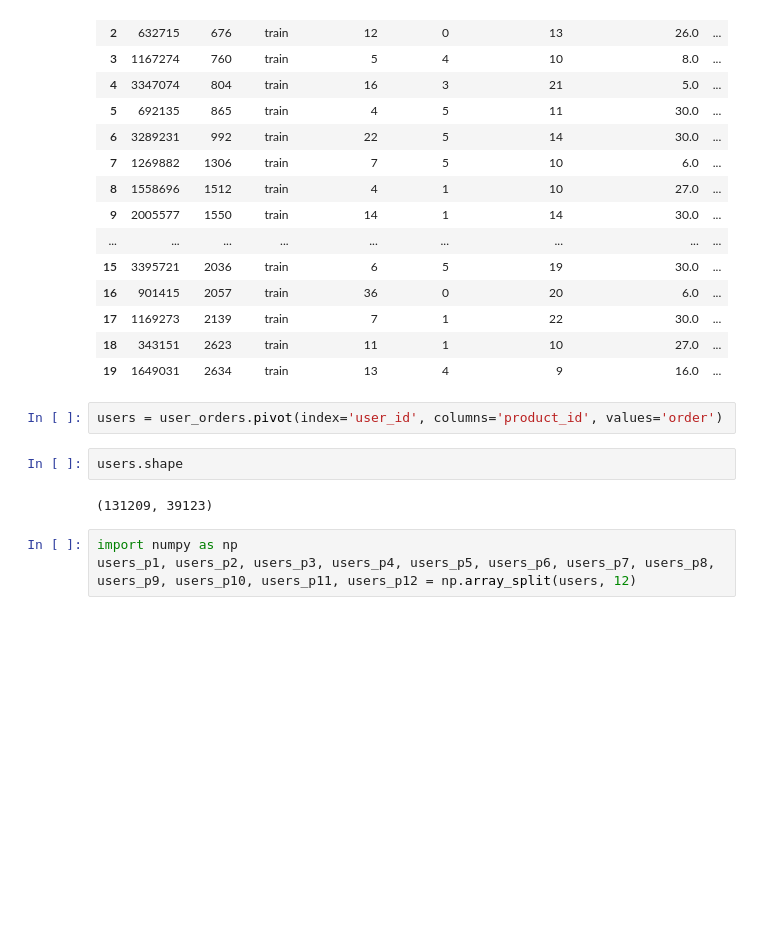
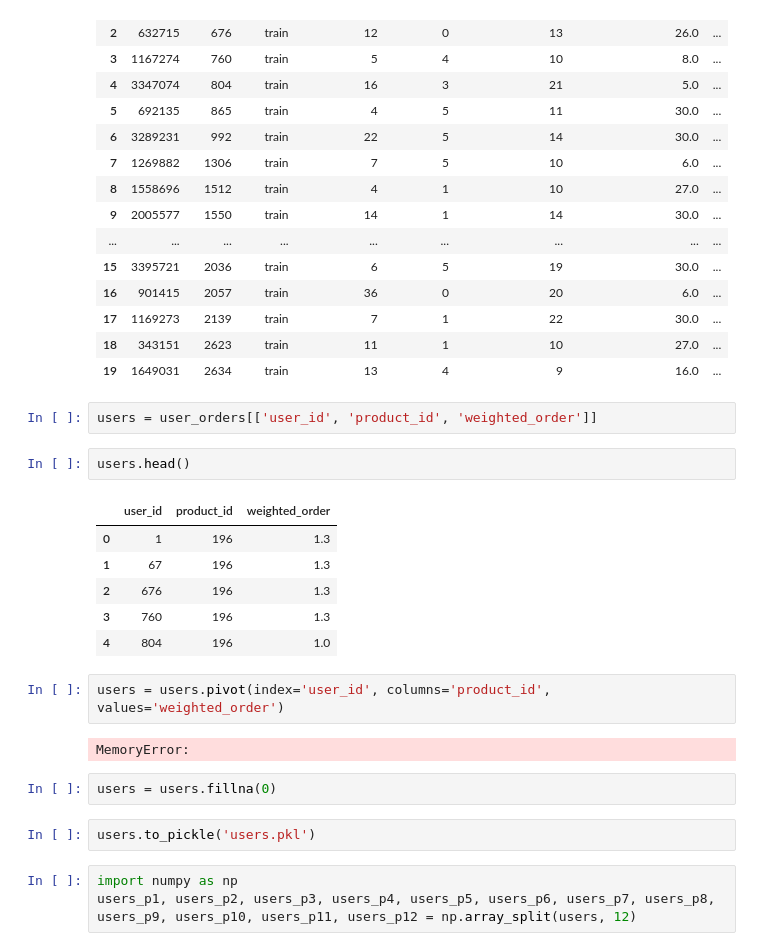
Before and after one commit to paw-lu/Instacart-data, a Jupyter notebook: Recommender/SVD.ipynb, the cells around one changed output. Cells and saved outputs as stored; diff of their text form; blank space fills up the shorter version.

```diff
--- a/Recommender/SVD.ipynb
+++ b/Recommender/SVD.ipynb
@@ -78,12 +89,25 @@ user_orders.head(20)
 | 17 | 1169273 | 2139 | train | 7 | 1 | 22 | 30.0 | ... |
 | 18 | 343151 | 2623 | train | 11 | 1 | 10 | 27.0 | ... |
 | 19 | 1649031 | 2634 | train | 13 | 4 | 9 | 16.0 | ... |
+# %%
+users = user_orders[['user_id', 'product_id', 'weighted_order']]
+# %%
+users.head()
+# %% [output]
+|  | user_id | product_id | weighted_order |
+| 0 | 1 | 196 | 1.3 |
+| 1 | 67 | 196 | 1.3 |
+| 2 | 676 | 196 | 1.3 |
+| 3 | 760 | 196 | 1.3 |
+| 4 | 804 | 196 | 1.0 |
 # %%
-users = user_orders.pivot(index='user_id', columns='product_id', values='order')
+users = users.pivot(index='user_id', columns='product_id', values='weighted_order')
+# %% [output]
+MemoryError:
-# %%
-users.shape
-# %% [output]
-(131209, 39123)
+# %%
+users = users.fillna(0)
+# %%
+users.to_pickle('users.pkl')
 # %%
 import numpy as np
 users_p1, users_p2, users_p3, users_p4, users_p5, users_p6, users_p7, users_p8, users_p9, users_p10, users_p11, users_p12 = np.array_split(users, 12)
```
Also changed, not shown: parts of 1 cell of this notebook, 2 other files.
